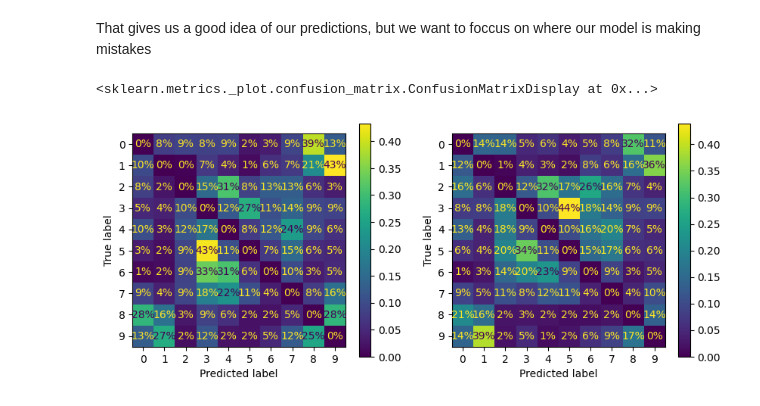
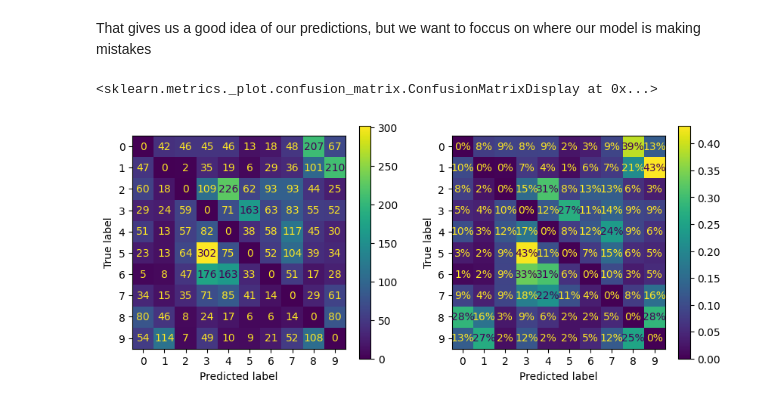
Before and after one commit to taif-ghazali/CIFAR10, a Jupyter notebook: CIFAR10.ipynb, the cells around one changed output. Saved outputs shown, nothing was run; the diff lists cells and outputs as text; code cells hidden in the pictures.

```diff
--- a/CIFAR10.ipynb
+++ b/CIFAR10.ipynb
@@ -331,3 +131,7 @@ model3.save("cifar_dafault_model.keras")
+# %%
+from tensorflow.keras.models import load_model
+
+model = load_model("cifar_dafault_model.keras")
 # %% [markdown]
 ## Error Analysis
 # %%
@@ -341,5 +145,5 @@ array([[1],
        [1],
        [1]], dtype=uint8)
 # %%
-y_valid_pred= model3.predict(X_valid)
+y_valid_pred= model.predict(X_valid)
 # %% [output]
@@ -370,13 +176,13 @@ array(['airplane', 'automobile', 'bird', 'cat', 'deer', 'dog', 'frog',
 # %% [markdown]
 That gives us a good idea of our predictions, but we want to foccus on where our model is making mistakes
-# %%
-y_valid = y_valid.reshape(-1)
-# %%
-fig, axes= plt.subplots(1,2, figsize = (10,4))
-sample_weight = (y_valid_pred != y_valid)
-
-ConfusionMatrixDisplay.from_predictions(y_valid, y_valid_pred, ax= axes[0], sample_weight=sample_weight, normalize= "true", values_format= ".0%")
-ConfusionMatrixDisplay.from_predictions(y_valid, y_valid_pred, ax= axes[1], sample_weight=sample_weight,normalize= "pred", values_format=".0%")
-# %% [output]
-<sklearn.metrics._plot.confusion_matrix.ConfusionMatrixDisplay at 0x...>
-[figure, removed]
+# %%
+fig, axes= plt.subplots(1,2, figsize = (10,4))
+sample_weight = (y_valid_pred != y_valid)
+
+# x% of 'true's were misclassified as 'pred'
+ConfusionMatrixDisplay.from_predictions(y_valid, y_valid_pred, ax= axes[0], sample_weight=sample_weight)
+# y% of misclassified 'pred' were 'trues'
+ConfusionMatrixDisplay.from_predictions(y_valid, y_valid_pred, ax= axes[1], sample_weight=sample_weight,normalize= "true", values_format=".0%")
+# %% [output]
+<sklearn.metrics._plot.confusion_matrix.ConfusionMatrixDisplay at 0x...>
+[figure, added]
```
Also changed, not shown: parts of 34 cells of this notebook, 1 other file.
